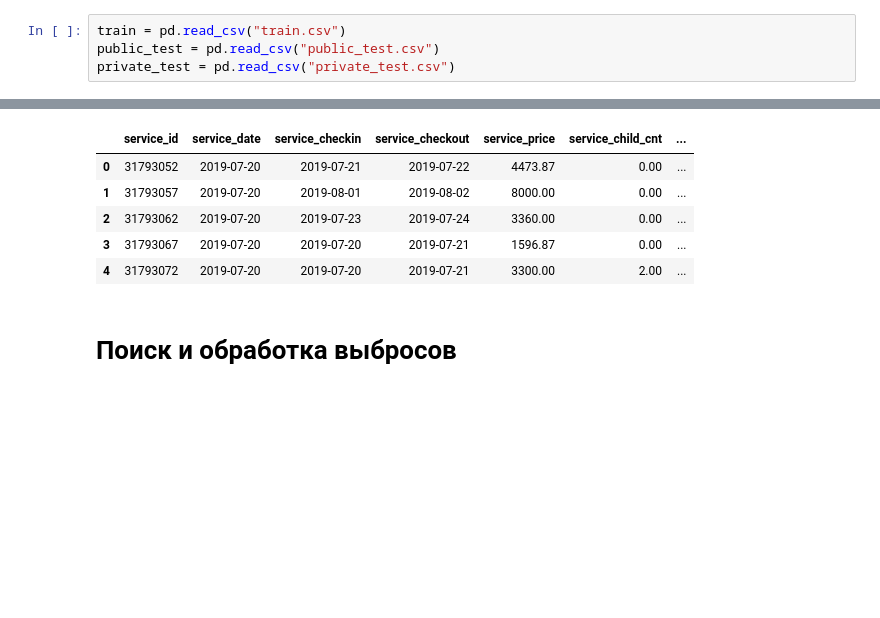
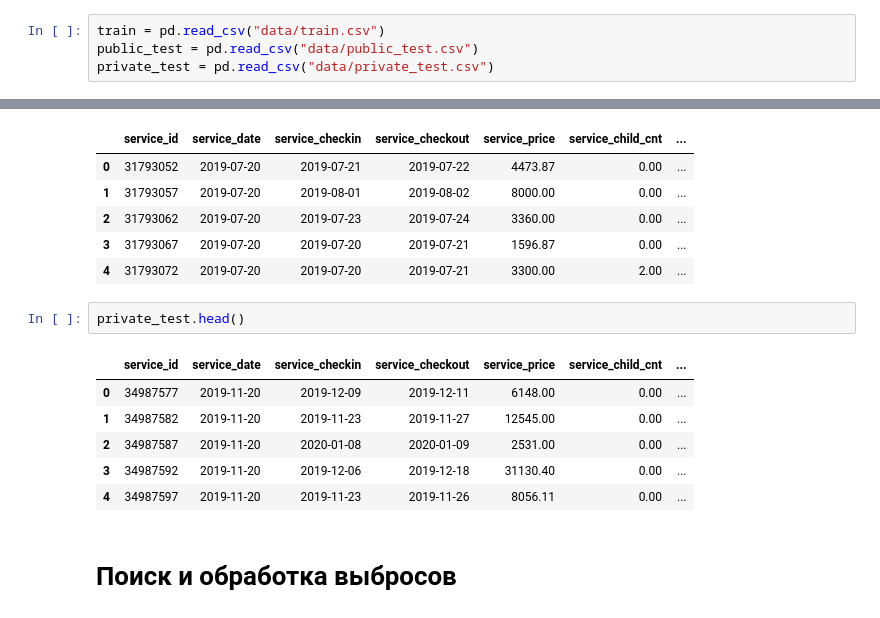
Before and after one commit to timurgainutdinov1/RuCode, a Jupyter notebook: Hotel_cancellation_predictions_RuCode_МТС.ipynb, the cells around one changed output, grey strips where cells are left out. Saved outputs shown, nothing was run; the diff lists cells and outputs as text; blank space fills up the shorter version.

```diff
--- a/Hotel_cancellation_predictions_RuCode_МТС.ipynb
+++ b/Hotel_cancellation_predictions_RuCode_МТС.ipynb
@@ -56,9 +55,9 @@ pd.set_option('display.float_format', '{:.2f}'.format)
 # %% [markdown]
 # Загрузка данных
 # %%
-train = pd.read_csv("train.csv")
-public_test = pd.read_csv("public_test.csv")
-private_test = pd.read_csv("private_test.csv")
+train = pd.read_csv("data/train.csv")
+public_test = pd.read_csv("data/public_test.csv")
+private_test = pd.read_csv("data/private_test.csv")
 # %%
 train.head()
 # %% [output]
@@ -77,6 +76,15 @@ public_test.head()
 | 2 | 31793062 | 2019-07-20 | 2019-07-23 | 2019-07-24 | 3360.00 | 0.00 | ... |
 | 3 | 31793067 | 2019-07-20 | 2019-07-20 | 2019-07-21 | 1596.87 | 0.00 | ... |
 | 4 | 31793072 | 2019-07-20 | 2019-07-20 | 2019-07-21 | 3300.00 | 2.00 | ... |
+# %%
+private_test.head()
+# %% [output]
+|  | service_id | service_date | service_checkin | service_checkout | service_price | service_child_cnt | ... |
+| 0 | 34987577 | 2019-11-20 | 2019-12-09 | 2019-12-11 | 6148.00 | 0.00 | ... |
+| 1 | 34987582 | 2019-11-20 | 2019-11-23 | 2019-11-27 | 12545.00 | 0.00 | ... |
+| 2 | 34987587 | 2019-11-20 | 2020-01-08 | 2020-01-09 | 2531.00 | 0.00 | ... |
+| 3 | 34987592 | 2019-11-20 | 2019-12-06 | 2019-12-18 | 31130.40 | 0.00 | ... |
+| 4 | 34987597 | 2019-11-20 | 2019-11-23 | 2019-11-26 | 8056.11 | 0.00 | ... |
 # %% [markdown]
 # Поиск и обработка выбросов
 # %% [markdown]
```
Also changed, not shown: parts of 106 cells of this notebook.
